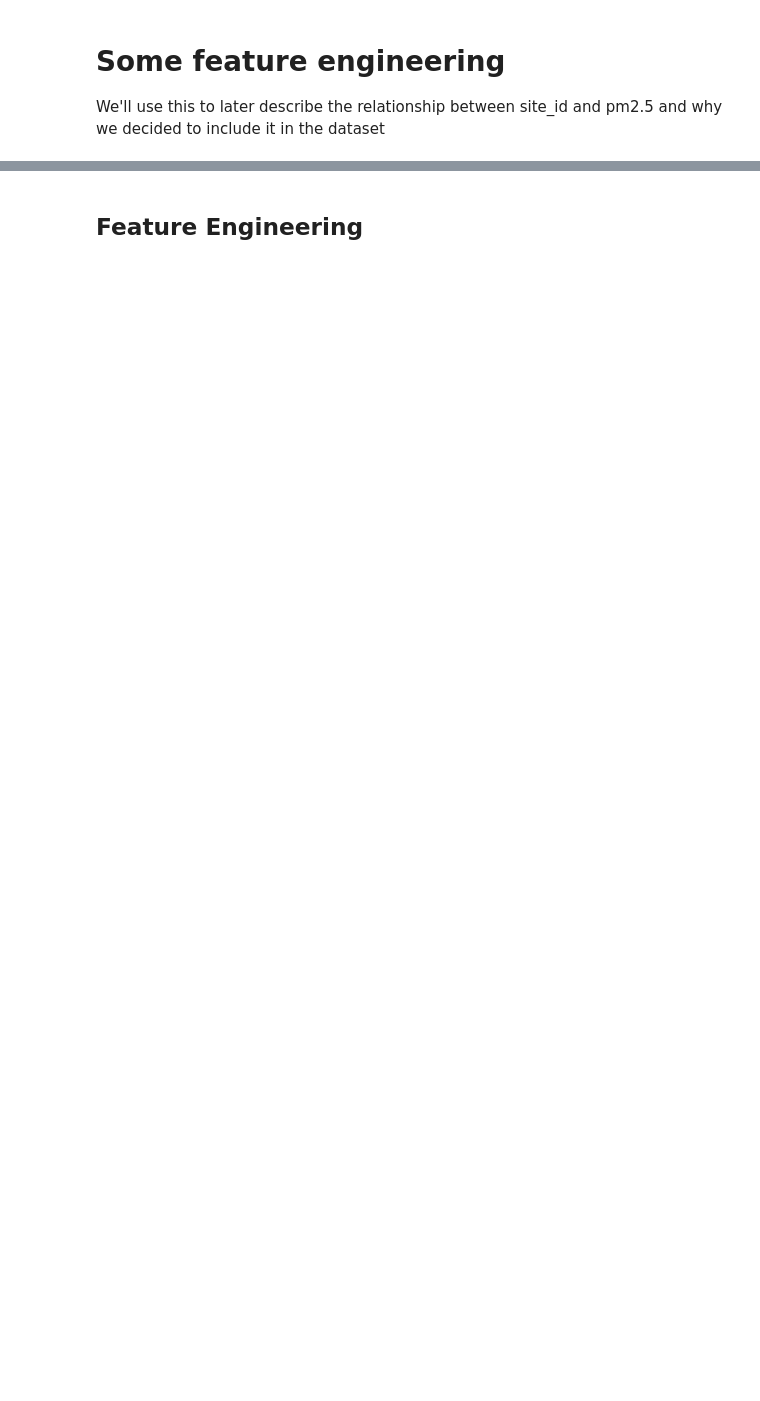
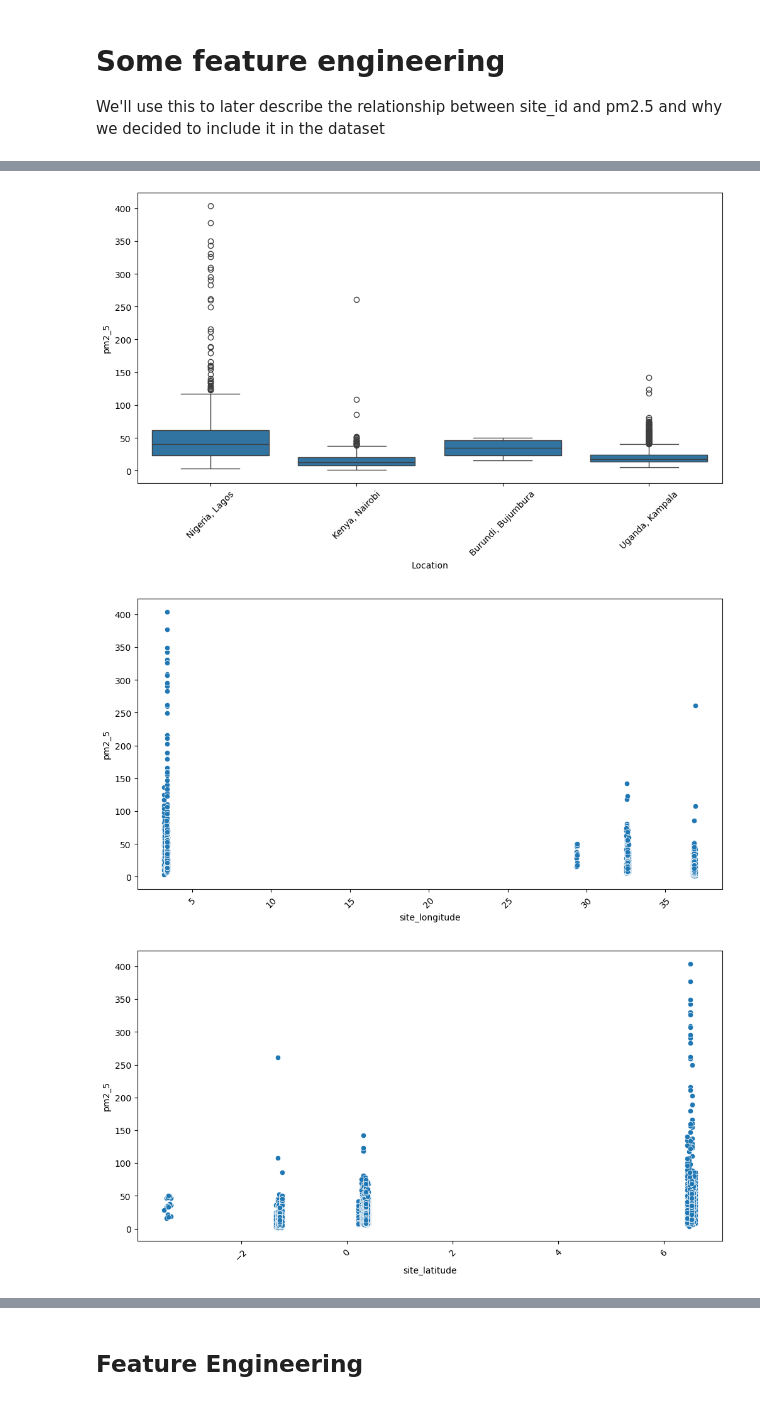
Before and after one commit to michael-awe/pm2.5-air-quality, a Jupyter notebook: regression_model_impute_75.ipynb, the cells around one changed output, grey strips where cells are left out. Drawn from its saved outputs; the diff is of its cells as text; code cells hidden in the pictures; blank space fills up the shorter version.

```diff
--- a/regression_model_impute_75.ipynb
+++ b/regression_model_impute_75.ipynb
@@ -66,6 +142,11 @@ train['date'] = pd.to_datetime(train['date'])
 train['day_of_week'] = train['date'].dt.dayofweek
 train['day_of_month'] = train['date'].dt.day
 train['year'] = train['date'].dt.year
+
+#convert year column to categorical
+train['year'] = train['year'].astype('category').cat.codes
+
+
 train.drop('date', axis=1, inplace=True)
 
-train.info()
+train.head()
@@ -82,3 +172,25 @@ plt.show()
+# %%
+#plot relationship between Location and pm2_5
+plt.figure(figsize=(12, 6))
+sns.boxplot(x='Location', y='pm2_5', data=train)
+plt.xticks(rotation=45)
+plt.show()
+
+#plot relationship between site longitude and pm2_5
+plt.figure(figsize=(12, 6))
+sns.scatterplot(x='site_longitude', y='pm2_5', data=train)
+plt.xticks(rotation=45)
+plt.show()
+
+#plot relationship between site latitude and pm2_5
+plt.figure(figsize=(12, 6))
+sns.scatterplot(x='site_latitude', y='pm2_5', data=train)
+plt.xticks(rotation=45)
+plt.show()
+# %% [output]
+[figure, added]
+[figure, added]
+[figure, added]
 # %%
 # One hot encode the Location and site_id columns
 train = pd.get_dummies(train, columns=['site_id'])
```
Also changed, not shown: parts of 28 cells of this notebook, 3 other files.
